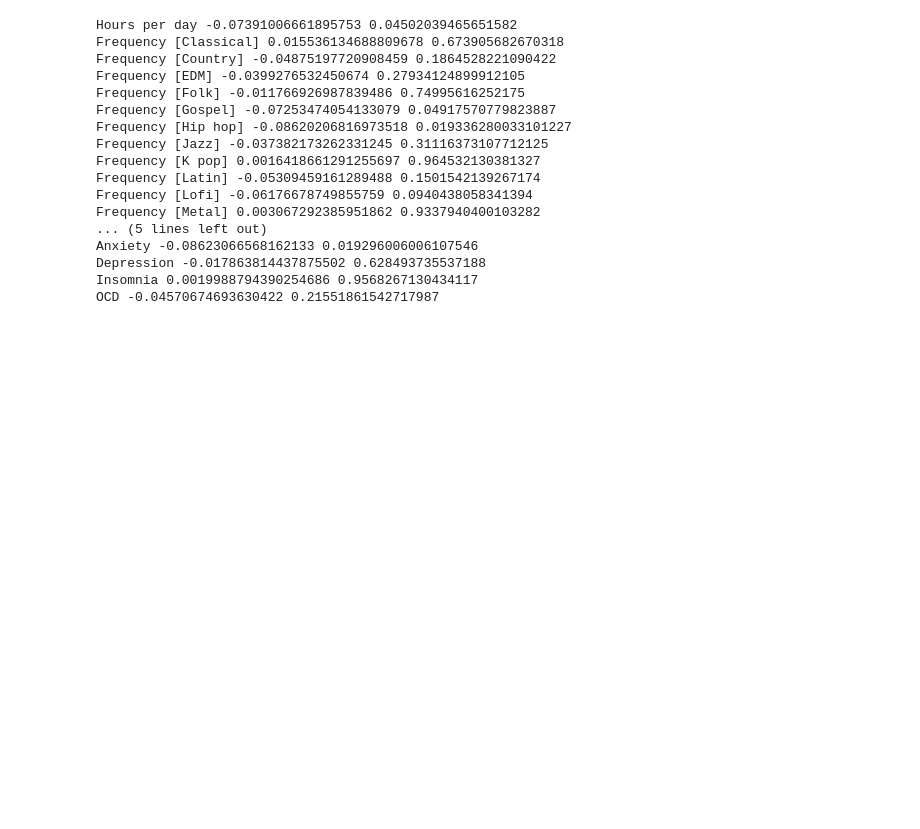
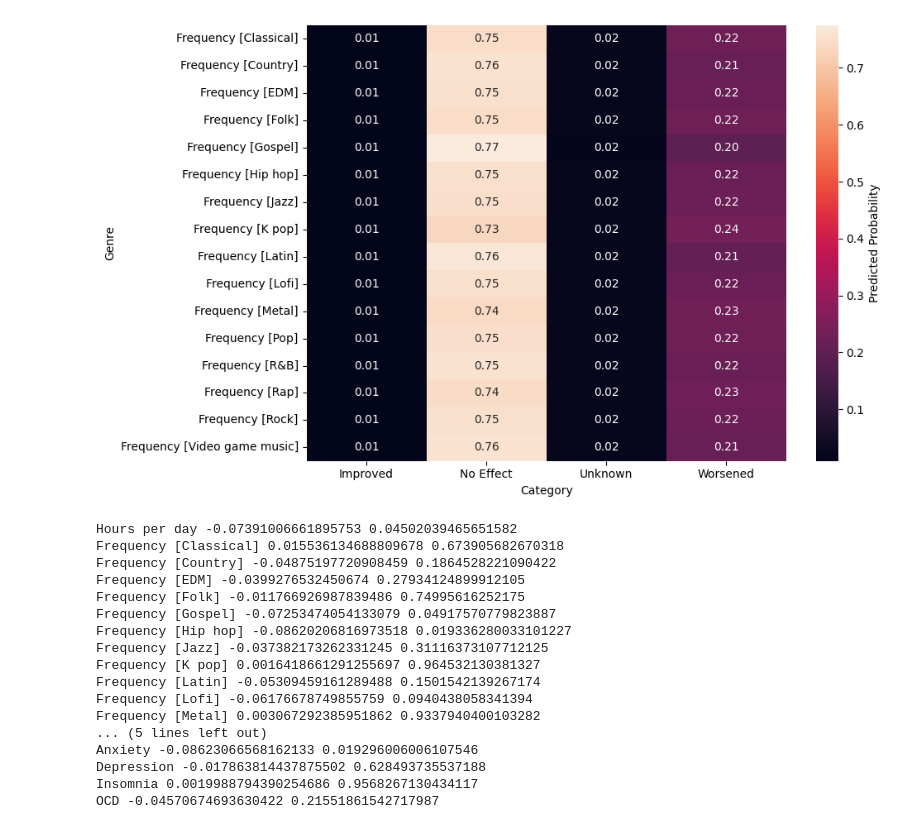
Before and after one commit to brobers0339/Musical_Impact_on_Mental_Health_Senior_Thesis, a Jupyter notebook: SeniorTheses.ipynb, the cells around one changed output. Cells and saved outputs as stored; diff of their text form; code cells hidden in the pictures; blank space fills up the shorter version.

```diff
--- a/SeniorTheses.ipynb
+++ b/SeniorTheses.ipynb
@@ -45,13 +44,16 @@ df_cleaned['Effects_remapped'] = df_cleaned['Music effects'].map({
     'No effect' : 'No Effect',
     'Worsen' : 'Worsened',
     })
-df_cleaned['Effects_remapped'] = df_cleaned['Effects_remapped'].fillna('Unknown')
-df_cleaned['Effects_remapped_cat'] = df_cleaned['Effects_remapped'].map({
+
+categories = {
     'Improved' : 1,
     'No Effect' : 2,
     'Worsened' : 3,
     'Unknown' : 0
-})
+}
+
+df_cleaned['Effects_remapped'] = df_cleaned['Effects_remapped'].fillna('Unknown')
+df_cleaned['Effects_remapped_cat'] = df_cleaned['Effects_remapped'].map(categories)
 
 freq_cols = ['Frequency [Classical]',
              'Frequency [Country]',
@@ -102,3 +139,45 @@ Time:                          19:41:17
+# %%
+all_predictors = []
+category_labels = {1 : "Improved", 2: "No Effect", 3 : "Worsened", 0 : "Unknown"}
+
+for genre, predictors in prediction_grid.items():
+
+    #predictors = predictors[res.model.exog_names]
+
+    probabilities = res.model.predict(res.params, exog=predictors)
+
+    probability_df = pd.DataFrame(probabilities, columns=[1, 2, 3, 0])
+    probability_df['Genre'] = genre
+    probability_df['Frequency Lvl'] = np.linspace(0, 1, len(probability_df))
+
+    all_predictors.append(probability_df)
+
+predictors_df = pd.concat(all_predictors, ignore_index=True)
+
+combined_predictors = predictors_df.melt(
+    id_vars=['Genre', 'Frequency Lvl'],
+    var_name='Category',
+    value_name='Prediction Prob'
+)
+
+combined_predictors['Category'] = combined_predictors['Category'].map(category_labels)
+
+
+avg_predictor = (
+    combined_predictors
+    .groupby(['Genre', 'Category'], as_index=False)['Prediction Prob']
+    .mean()
+)
+
+heatmap_data = avg_predictor.pivot(index='Genre', columns='Category', values='Prediction Prob')
+
+plt.figure(figsize=(10, 6))
+
+sns.heatmap(heatmap_data, annot=True, fmt='.2f', cbar_kws={'label': 'Predicted Probability'})
+plt.tight_layout()
+plt.show()
+# %% [output]
+[figure, added]
 # %%
 #Spearman's
 from scipy.stats import spearmanr
```
Also changed, not shown: parts of 4 cells of this notebook.
